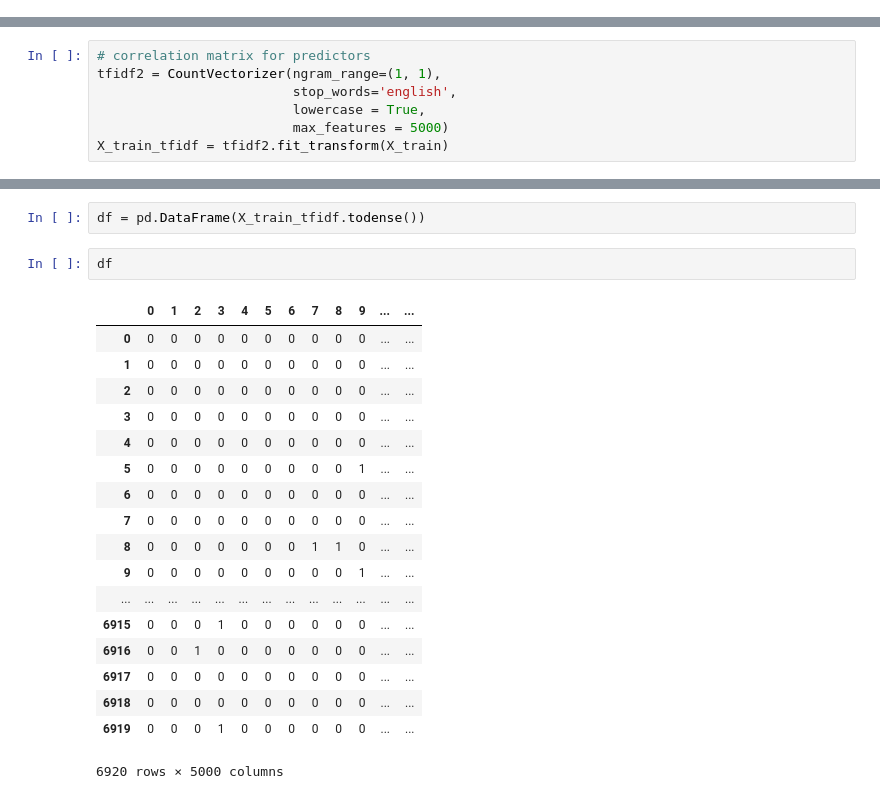
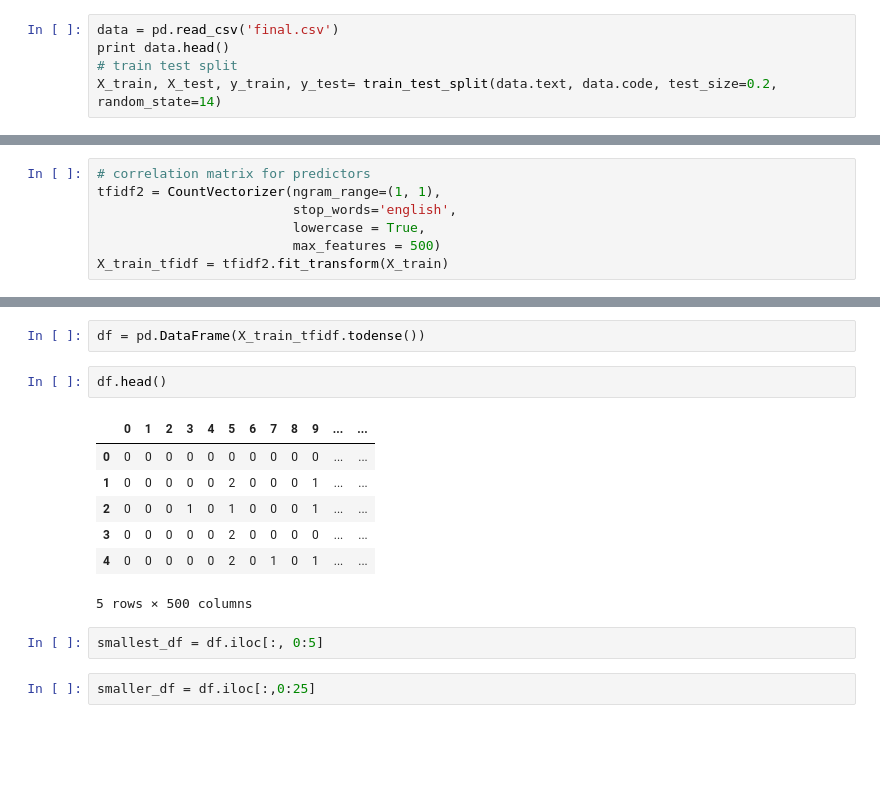
Before and after one commit to alexxuelin/cs182-final-project, a Jupyter notebook: methods.ipynb, the cells around one changed output, grey strips where cells are left out. Drawn from its saved outputs; the diff is of its cells as text; blank space fills up the shorter version.

```diff
--- a/methods.ipynb
+++ b/methods.ipynb
@@ -604,3 +600,8 @@ for param_name in sorted(parameters.keys()):
 # %% [markdown]
 # Examine the relationship between different predictors
 https://stackoverflow.com/questions/29432629/correlation-matrix-using-pandas
+# %%
+data = pd.read_csv('final.csv')
+print data.head()
+# train test split
+X_train, X_test, y_train, y_test= train_test_split(data.text, data.code, test_size=0.2, random_state=14)
@@ -609,7 +617,7 @@ https://stackoverflow.com/questions/29432629/correlation-matrix-using-pandas
 tfidf2 = CountVectorizer(ngram_range=(1, 1),
                          stop_words='english',
                          lowercase = True,
-                         max_features = 5000)
+                         max_features = 500)
 X_train_tfidf = tfidf2.fit_transform(X_train)
 # %%
 type(X_train_tfidf)
@@ -618,24 +626,17 @@ scipy.sparse.csr.csr_matrix
 # %%
 df = pd.DataFrame(X_train_tfidf.todense())
 # %%
-df
+df.head()
 # %% [output]
 |  | 0 | 1 | 2 | 3 | 4 | 5 | 6 | 7 | 8 | 9 | ... | ... |
 | 0 | 0 | 0 | 0 | 0 | 0 | 0 | 0 | 0 | 0 | 0 | ... | ... |
-| 1 | 0 | 0 | 0 | 0 | 0 | 0 | 0 | 0 | 0 | 0 | ... | ... |
-| 2 | 0 | 0 | 0 | 0 | 0 | 0 | 0 | 0 | 0 | 0 | ... | ... |
-| 3 | 0 | 0 | 0 | 0 | 0 | 0 | 0 | 0 | 0 | 0 | ... | ... |
-| 4 | 0 | 0 | 0 | 0 | 0 | 0 | 0 | 0 | 0 | 0 | ... | ... |
-| 5 | 0 | 0 | 0 | 0 | 0 | 0 | 0 | 0 | 0 | 1 | ... | ... |
-| 6 | 0 | 0 | 0 | 0 | 0 | 0 | 0 | 0 | 0 | 0 | ... | ... |
-| 7 | 0 | 0 | 0 | 0 | 0 | 0 | 0 | 0 | 0 | 0 | ... | ... |
-| 8 | 0 | 0 | 0 | 0 | 0 | 0 | 0 | 1 | 1 | 0 | ... | ... |
-| 9 | 0 | 0 | 0 | 0 | 0 | 0 | 0 | 0 | 0 | 1 | ... | ... |
-| ... | ... | ... | ... | ... | ... | ... | ... | ... | ... | ... | ... | ... |
-| 6915 | 0 | 0 | 0 | 1 | 0 | 0 | 0 | 0 | 0 | 0 | ... | ... |
-| 6916 | 0 | 0 | 1 | 0 | 0 | 0 | 0 | 0 | 0 | 0 | ... | ... |
-| 6917 | 0 | 0 | 0 | 0 | 0 | 0 | 0 | 0 | 0 | 0 | ... | ... |
-| 6918 | 0 | 0 | 0 | 0 | 0 | 0 | 0 | 0 | 0 | 0 | ... | ... |
-| 6919 | 0 | 0 | 0 | 1 | 0 | 0 | 0 | 0 | 0 | 0 | ... | ... |
+| 1 | 0 | 0 | 0 | 0 | 0 | 2 | 0 | 0 | 0 | 1 | ... | ... |
+| 2 | 0 | 0 | 0 | 1 | 0 | 1 | 0 | 0 | 0 | 1 | ... | ... |
+| 3 | 0 | 0 | 0 | 0 | 0 | 2 | 0 | 0 | 0 | 0 | ... | ... |
+| 4 | 0 | 0 | 0 | 0 | 0 | 2 | 0 | 1 | 0 | 1 | ... | ... |
-6920 rows × 5000 columns
+5 rows × 500 columns
+# %%
+smallest_df = df.iloc[:, 0:5]
+# %%
+smaller_df = df.iloc[:,0:25]
 # %%
```
Also changed, not shown: parts of 22 cells of this notebook, 4 other files.
